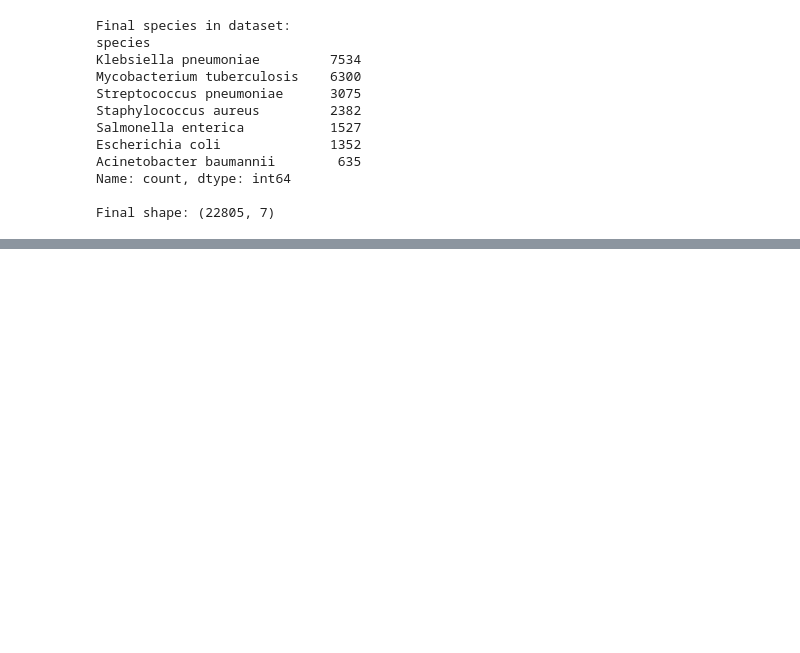
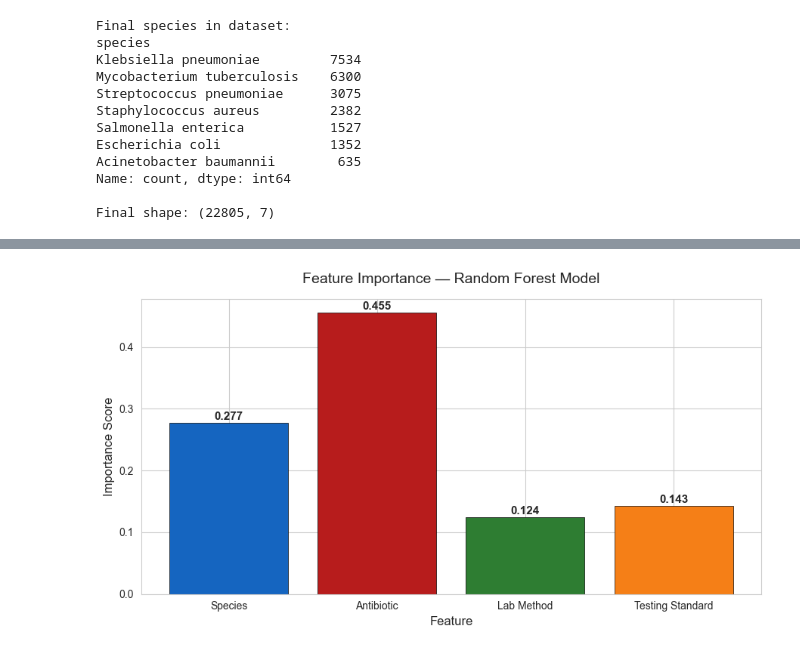
Before and after one commit to harshitpatel-cloud/amr-resistance-prediction, a Jupyter notebook: amr_analysis.ipynb, the cells around one changed output, grey strips where cells are left out. Saved outputs shown, nothing was run; the diff lists cells and outputs as text; code cells hidden in the pictures; blank space fills up the shorter version.

```diff
--- a/amr_analysis.ipynb
+++ b/amr_analysis.ipynb
@@ -256,0 +496,21 @@ Plot 4 done!
+# %%
+# Feature Importance
+
+feature_names = ["Species", "Antibiotic", "Lab Method", "Testing Standard"]
+importances = rf_model.feature_importances_
+
+plt.figure(figsize=(9, 5))
+bars = plt.bar(feature_names, importances,
+               color=["#1565c0", "#b71c1c", "#2e7d32", "#f57f17"],
+               edgecolor="black", linewidth=0.5)
+plt.title("Feature Importance — Random Forest Model", fontsize=14, pad=15)
+plt.ylabel("Importance Score", fontsize=12)
+plt.xlabel("Feature", fontsize=12)
+for bar, val in zip(bars, importances):
+    plt.text(bar.get_x() + bar.get_width()/2, bar.get_height() + 0.005,
+             f"{val:.3f}", ha="center", fontsize=11, fontweight="bold")
+plt.tight_layout()
+plt.savefig("feature_importance.png", dpi=150)
+plt.show()
+# %% [output]
+[figure, added]
```
Also changed, not shown: parts of 24 cells of this notebook.
